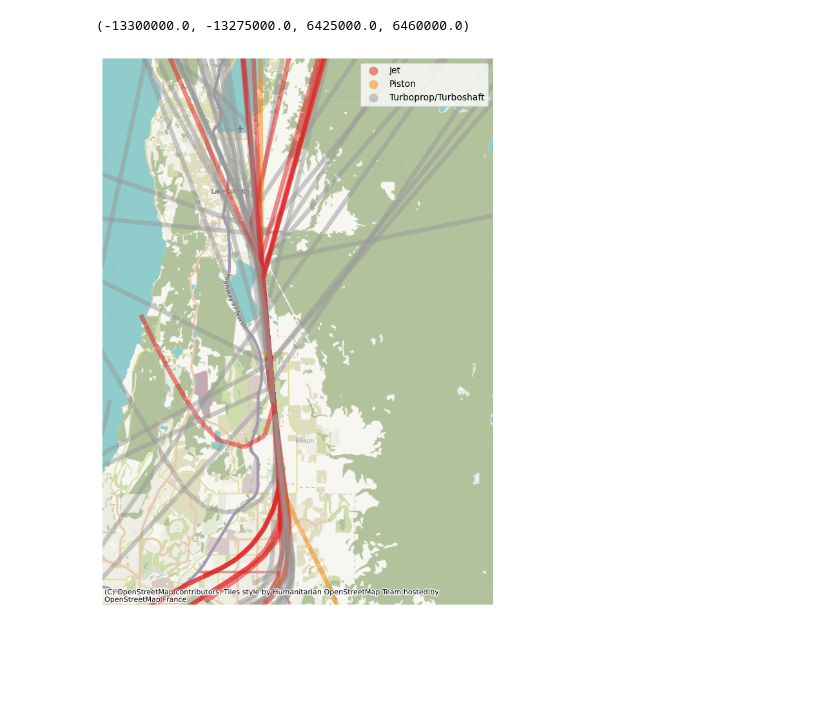
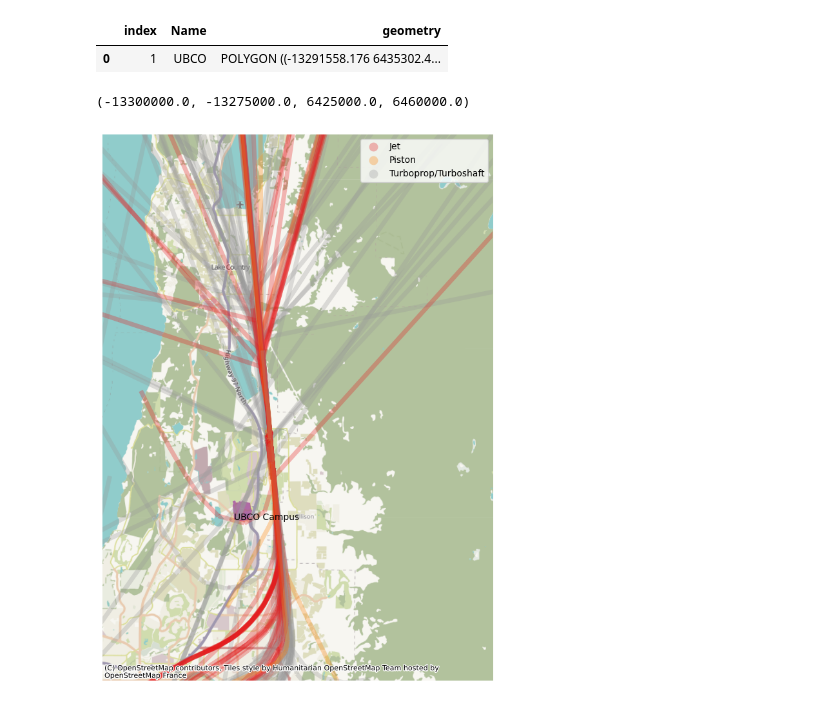
Before and after one commit to weathon/CHEM434, a Jupyter notebook: ADSB.ipynb, the cells around one changed output. Drawn from its saved outputs; the diff is of its cells as text; code cells hidden in the pictures; blank space fills up the shorter version.

```diff
--- a/ADSB.ipynb
+++ b/ADSB.ipynb
@@ -49,7 +37,7 @@ with open("adsb.jsonl", "r") as f:
 # %%
 import pandas as pd
 types = pd.read_csv("type.csv")
-addition = {"B412":"Turboprop/Turboshaft", "DHC3": "Piston", "B212" : "Turboprop/Turboshaft"}
+addition = {"B412":"Turboprop/Turboshaft", "DHC3": "Piston", "B212" : "Turboprop/Turboshaft", "R44":"Piston", "AS50":"Turboprop/Turboshaft"}
 # pd.concat(types, pd.DataFrame.from_dict({"ICAO_Code": "B412", "Physical_Class_Engine": "Turboprop"}, ignore_index=True))
 # pd.concat(types, pd.DataFrame.from_dict({"ICAO_Code": "DHC3", "Physical_Class_Engine": "Piston"}, ignore_index=True))
 types["Physical_Class_Engine"] = types["Physical_Class_Engine"].apply(lambda x: x if x!= "Turboprop" else "Turboprop/Turboshaft")
@@ -102,31 +90,45 @@ for i in gdf["call_sign"].unique():
 newdf = pd.DataFrame(newdf)
 # %%
 gdf = geopandas.GeoDataFrame(
-    newdf[["lab", "alt"]], geometry = newdf["geo"], crs="WGS84"
+    newdf[["lab", "alt","call_sign"]], geometry = newdf["geo"], crs="WGS84"
 )
+# %%
+with open("UBCO", "r") as f:
+  cors = f.read().split(" ")
+cors = [i.split(",")[:2] for i in cors]
+cors = cors[:-1]
+UBCO = Polygon(cors)
+# %%
+UBCO = geopandas.GeoDataFrame({"index":[1], "Name":["UBCO"]}, geometry=[UBCO], crs="WGS84")
+# %%
+UBCO.to_crs(epsg=3857)
+# %% [output]
+|  | index | Name | geometry |
+| 0 | 1 | UBCO | POLYGON ((-13291558.176 6435302.4... |
 # %%
 import pylab
 pylab.rcParams["figure.figsize"] = (11, 11)
 pylab.rcParams["font.family"] = "sans-serif"
 gdf2 = gdf.to_crs(epsg=3857)
 gdf2 = gdf2[gdf2["alt"]<6000]
-
 # jets = gdf2[gdf2["lab"]=="Jet"]
 # turbo = gdf2[gdf2["lab"]=="Turboprop/Turboshaft"]
 # piston = gdf2[gdf2["lab"]=="Piston"]
 # unknown = gdf2[gdf2["lab"]=="Unknown"]
 # ax = gdf2.plot("alt", legend=True, linewidth=5, alpha=0.5)
-ax = gdf2.plot("lab", legend=True, linewidth=5, alpha=0.5, cmap="Set1")
+ax = gdf2.plot("lab", legend=True, linewidth=5, alpha=0.3, cmap="Set1")
+UBCO.to_crs(epsg=3857).plot(ax=ax, legend=True, alpha=0.5, label="UBCO Campus", color="purple")
+ax.text(-13291558.176, 6435302.491, "UBCO Campus")
 # ax = turbo.plot("lab", ax=ax, legend=True, linewidth=5, alpha=0.2, cmap="Set1")
 # ax = jets.plot("lab", ax=ax, legend=True, linewidth=5, alpha=0.1, cmap="Set1")
 # ax = unknown.plot("lab", ax=ax, legend=True, linewidth=5, alpha=0.5, cmap="Set1")
 # https://gis.stackexchange.com/questions/375582/zoom-to-a-plot-with-geopandas-based-on-data-from-csv-and-shapefile
 # minx, miny, maxx, maxy = gdf2.total_bounds
 ax.set_xlim(-1.330e7, -1.3275e7)
 ax.set_ylim(6.425e6, 6.46e6)
 # pylab.title("Jets")
 cx.add_basemap(ax)
 pylab.axis("off")
 # %% [output]
 (-13300000.0, -13275000.0, 6425000.0, 6460000.0)
-[figure, old version]
+[figure, new version]
```
Also changed, not shown: parts of 5 cells of this notebook.
